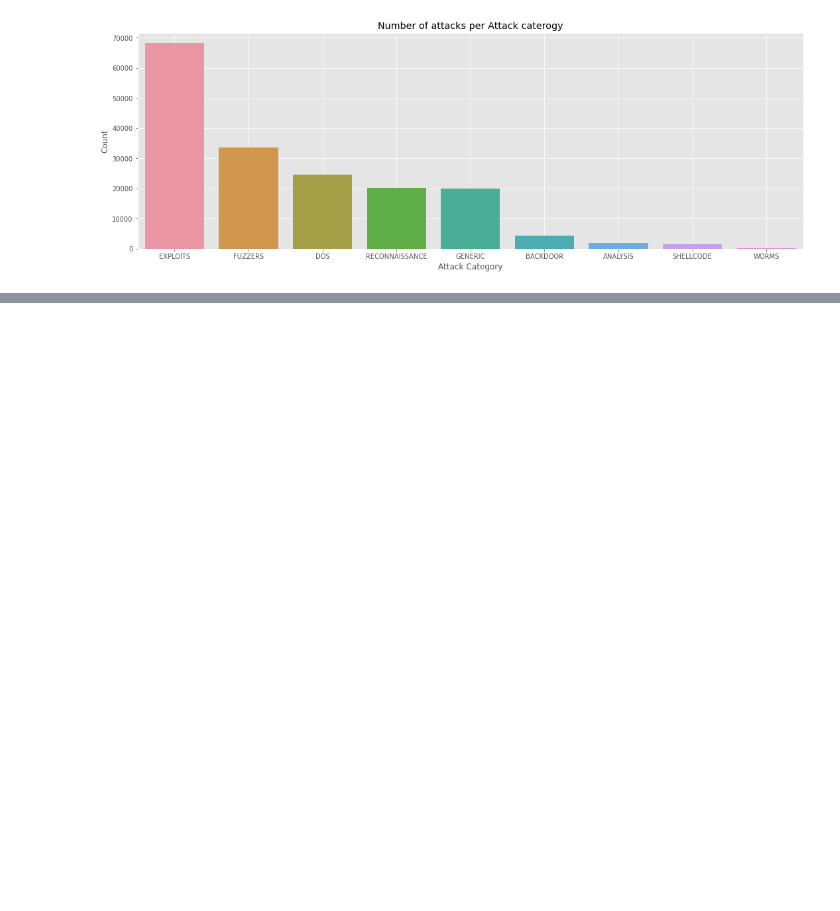
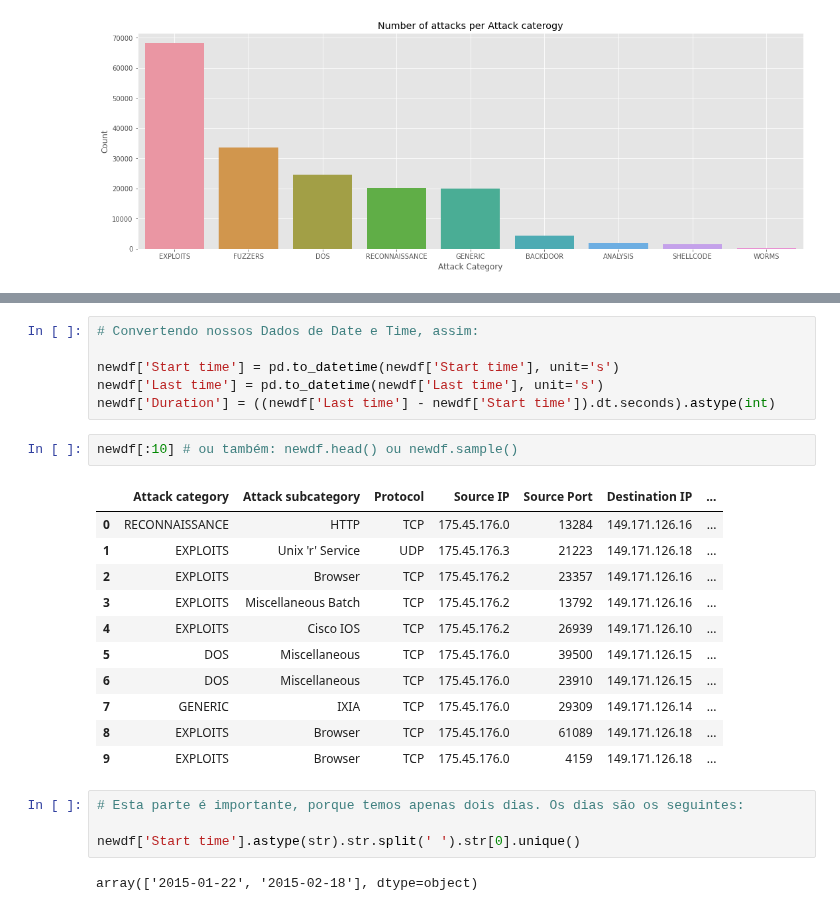
Before and after one commit to EddyGiusepe/Cyber_Security_1, a Jupyter notebook: CyberSecurity_Kaggle.ipynb, the cells around one changed output, grey strips where cells are left out. Saved outputs shown, nothing was run; the diff lists cells and outputs as text; blank space fills up the shorter version.

```diff
--- a/CyberSecurity_Kaggle.ipynb
+++ b/CyberSecurity_Kaggle.ipynb
@@ -456,0 +517,26 @@ plt.grid(True)
+# %%
+# Convertendo nossos Dados de Date e Time, assim:
+
+newdf['Start time'] = pd.to_datetime(newdf['Start time'], unit='s')
+newdf['Last time'] = pd.to_datetime(newdf['Last time'], unit='s')
+newdf['Duration'] = ((newdf['Last time'] - newdf['Start time']).dt.seconds).astype(int)
+# %%
+newdf[:10] # ou também: newdf.head() ou newdf.sample()
+# %% [output]
+|  | Attack category | Attack subcategory | Protocol | Source IP | Source Port | Destination IP | ... |
+| 0 | RECONNAISSANCE | HTTP | TCP | 175.45.176.0 | 13284 | 149.171.126.16 | ... |
+| 1 | EXPLOITS | Unix 'r' Service | UDP | 175.45.176.3 | 21223 | 149.171.126.18 | ... |
+| 2 | EXPLOITS | Browser | TCP | 175.45.176.2 | 23357 | 149.171.126.16 | ... |
+| 3 | EXPLOITS | Miscellaneous Batch | TCP | 175.45.176.2 | 13792 | 149.171.126.16 | ... |
+| 4 | EXPLOITS | Cisco IOS | TCP | 175.45.176.2 | 26939 | 149.171.126.10 | ... |
+| 5 | DOS | Miscellaneous | TCP | 175.45.176.0 | 39500 | 149.171.126.15 | ... |
+| 6 | DOS | Miscellaneous | TCP | 175.45.176.0 | 23910 | 149.171.126.15 | ... |
+| 7 | GENERIC | IXIA | TCP | 175.45.176.0 | 29309 | 149.171.126.14 | ... |
+| 8 | EXPLOITS | Browser | TCP | 175.45.176.0 | 61089 | 149.171.126.18 | ... |
+| 9 | EXPLOITS | Browser | TCP | 175.45.176.0 | 4159 | 149.171.126.18 | ... |
+# %%
+# Esta parte é importante, porque temos apenas dois dias. Os dias são os seguintes:
+
+newdf['Start time'].astype(str).str.split(' ').str[0].unique()
+# %% [output]
+array(['2015-01-22', '2015-02-18'], dtype=object)
```
Also changed, not shown: parts of 8 cells of this notebook.
